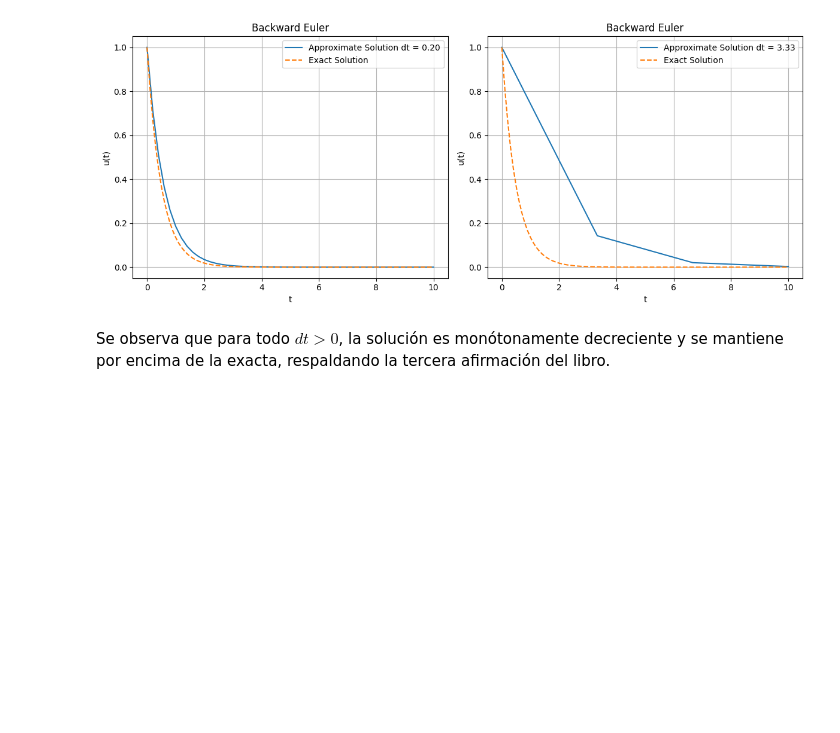
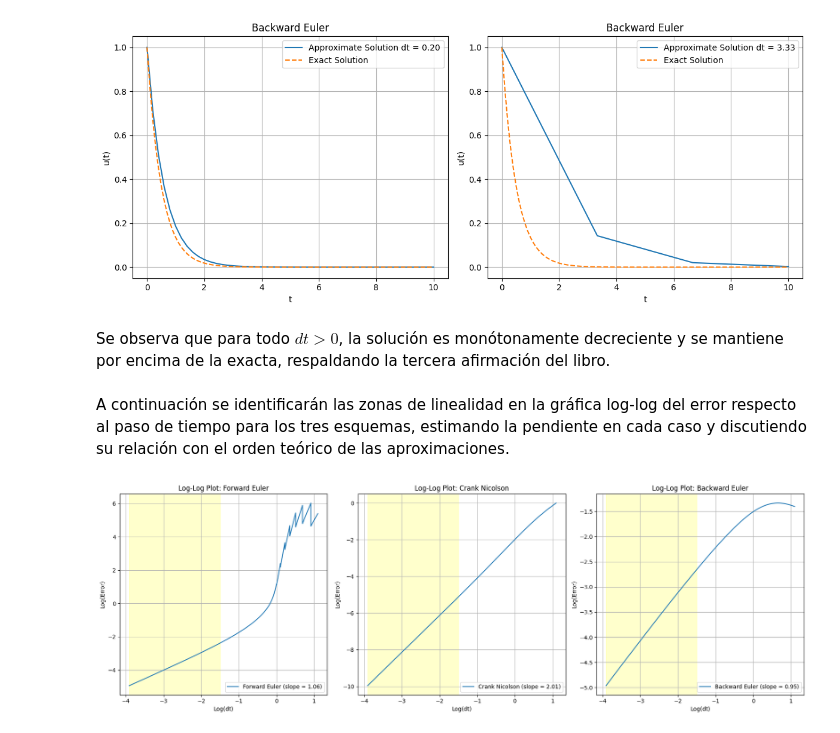
Before and after one commit to Andrecs05/Numerical_methods_for_PDEs_2025-2_Andres_Amelia_Melany, a Jupyter notebook: Miniproyecto1/ExponentialDecay.ipynb, the cells around one changed output. Drawn from its saved outputs; the diff is of its cells as text; code cells hidden in the pictures; blank space fills up the shorter version.

Commit message:
:sparkles: Add slope analysis to log-log plots for error convergence

```diff
--- a/Miniproyecto1/ExponentialDecay.ipynb
+++ b/Miniproyecto1/ExponentialDecay.ipynb
@@ -160,3 +161,34 @@ ut.plot_exponential_decay_stability([stable_backward, highvalue_backward], exact
 # %% [markdown]
 Se observa que para todo $dt > 0$, la solución es monótonamente decreciente y se mantiene por encima
 de la exacta, respaldando la tercera afirmación del libro.
+# %% [markdown]
+A continuación se identificarán las zonas de linealidad en la gráfica log-log del error
+respecto al paso de tiempo para los tres esquemas, estimando la pendiente en cada caso
+y discutiendo su relación con el orden teórico de las aproximaciones.
+# %%
+I = 1
+a = 2
+T = 10
+
+dt_values = np.linspace(1/100*a, 6/a, 10000)
+methods = ['Forward Euler', 'Crank Nicolson', 'Backward Euler']
+E_values = {method: [] for method in methods}
+
+for dt in dt_values:
+    forward_solution = ed.forward_euler(I, a, dt, T)
+    ck_solution = ed.crank_nicolson(I, a, dt, T)
+    backward_solution = ed.backward_euler(I, a, dt, T)
+    exact_solution = ed.exact_solution(I, a, dt, T)
+
+    E_forward = ed.compute_error_E(forward_solution, exact_solution, dt)
+    E_values['Forward Euler'].append(E_forward)
+
+    E_ck = ed.compute_error_E(ck_solution, exact_solution, dt)
+    E_values['Crank Nicolson'].append(E_ck)
+
+    E_backward = ed.compute_error_E(backward_solution, exact_solution, dt)
+    E_values['Backward Euler'].append(E_backward)
+
+ut.plot_log_dt_log_E(dt_values, E_values, methods)
+# %% [output]
+[figure, added]
```
Also changed, not shown: parts of 2 cells of this notebook, 2 other files.
